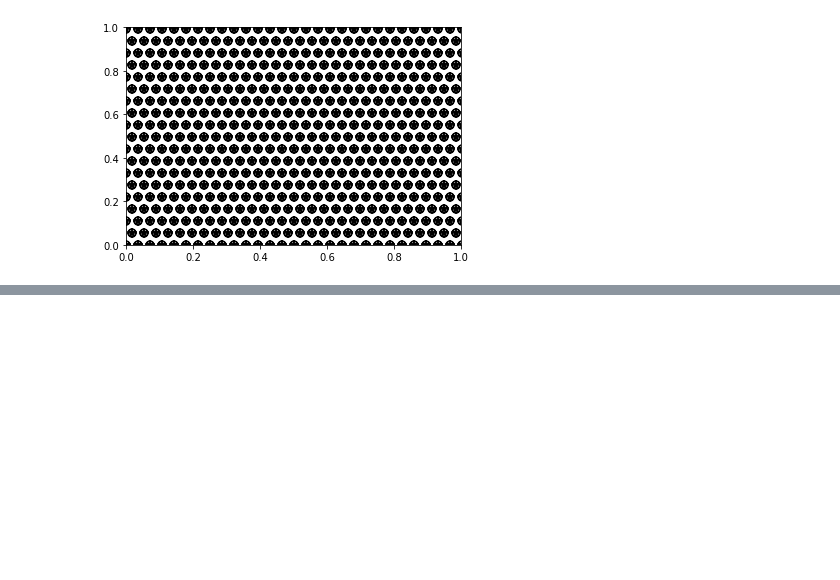
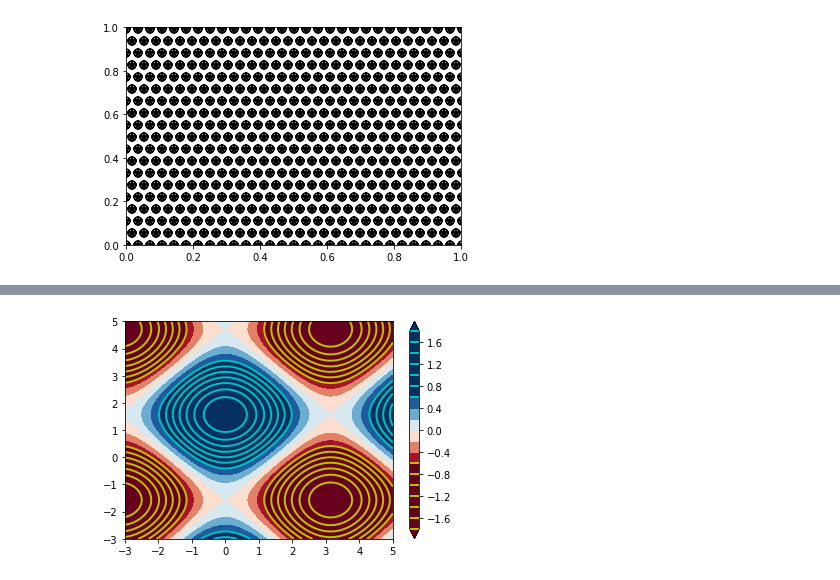
Before and after one commit to brunobeltran/matplotlib, a Jupyter notebook: doc/notebooks/hatch_api.ipynb, the cells around one changed output, grey strips where cells are left out. Cells and saved outputs as stored; diff of their text form; code cells hidden in the pictures; blank space fills up the shorter version.

```diff
--- a/doc/notebooks/hatch_api.ipynb
+++ b/doc/notebooks/hatch_api.ipynb
@@ -105,0 +230,23 @@ ax.add_patch(patches.Circle([0.5, 0.5], fill=False, hatch='O*'))
+# %%
+plt.rcParams['pcolormesh.snap'] = False
+
+x, y, z = test_axes.contour_dat()
+
+fig, ax = plt.subplots()
+cs = ax.contourf(x, y, z, levels=np.arange(-1.8, 1.801, 0.2),
+                 cmap=plt.get_cmap('RdBu'),
+                 vmin=-0.6,
+                 vmax=0.6,
+                 extend='both')
+cs1 = ax.contour(x, y, z, levels=np.arange(-2.2, -0.599, 0.2),
+                 colors=['y'],
+                 linestyles='solid',
+                 linewidths=2)
+cs2 = ax.contour(x, y, z, levels=np.arange(0.6, 2.2, 0.2),
+                 colors=['c'],
+                 linewidths=2)
+cbar = fig.colorbar(cs, ax=ax)
+cbar.add_lines(cs1)
+cbar.add_lines(cs2, erase=False)
+# %% [output]
+[figure, added]
```
Also changed, not shown: parts of 15 cells of this notebook, 2 other files.
